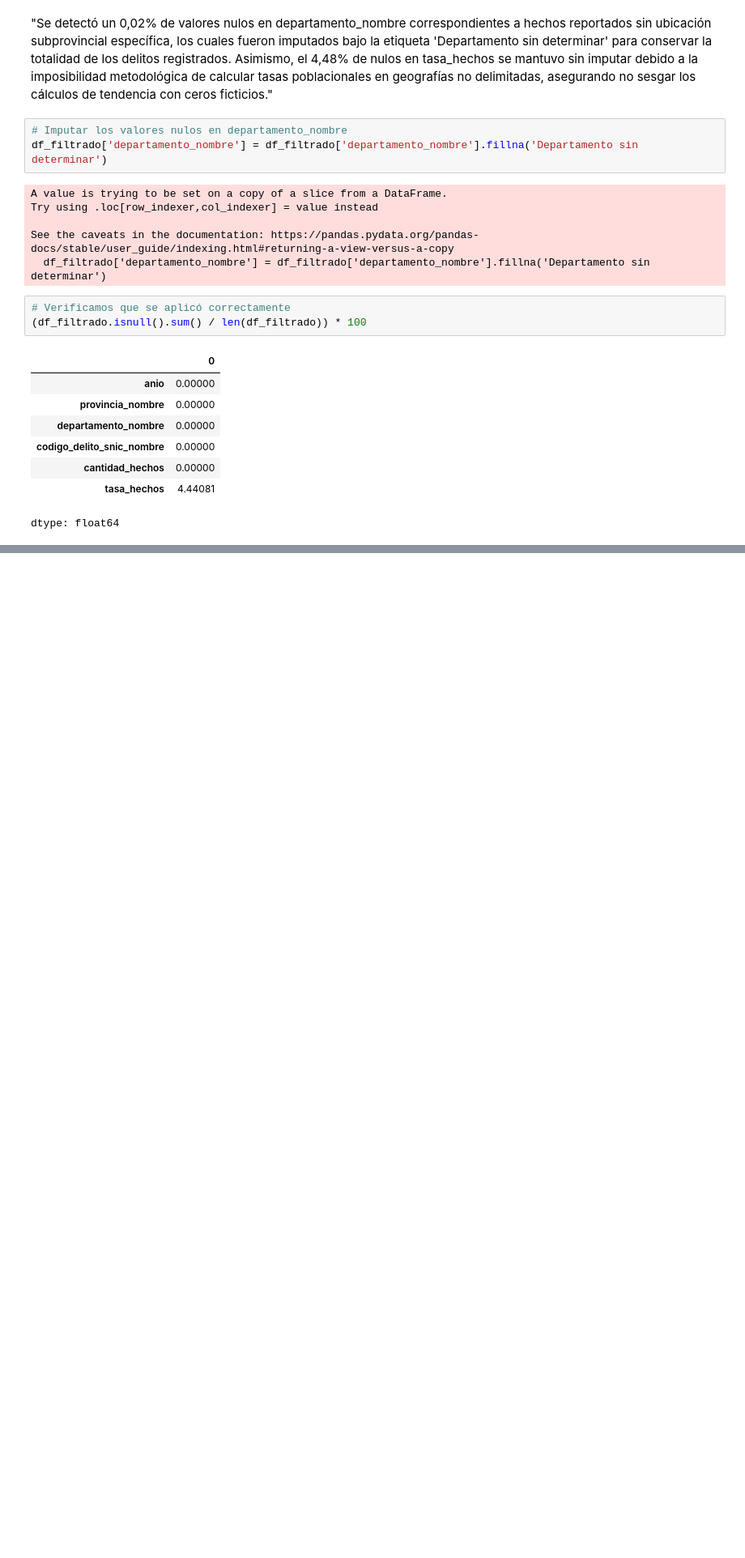
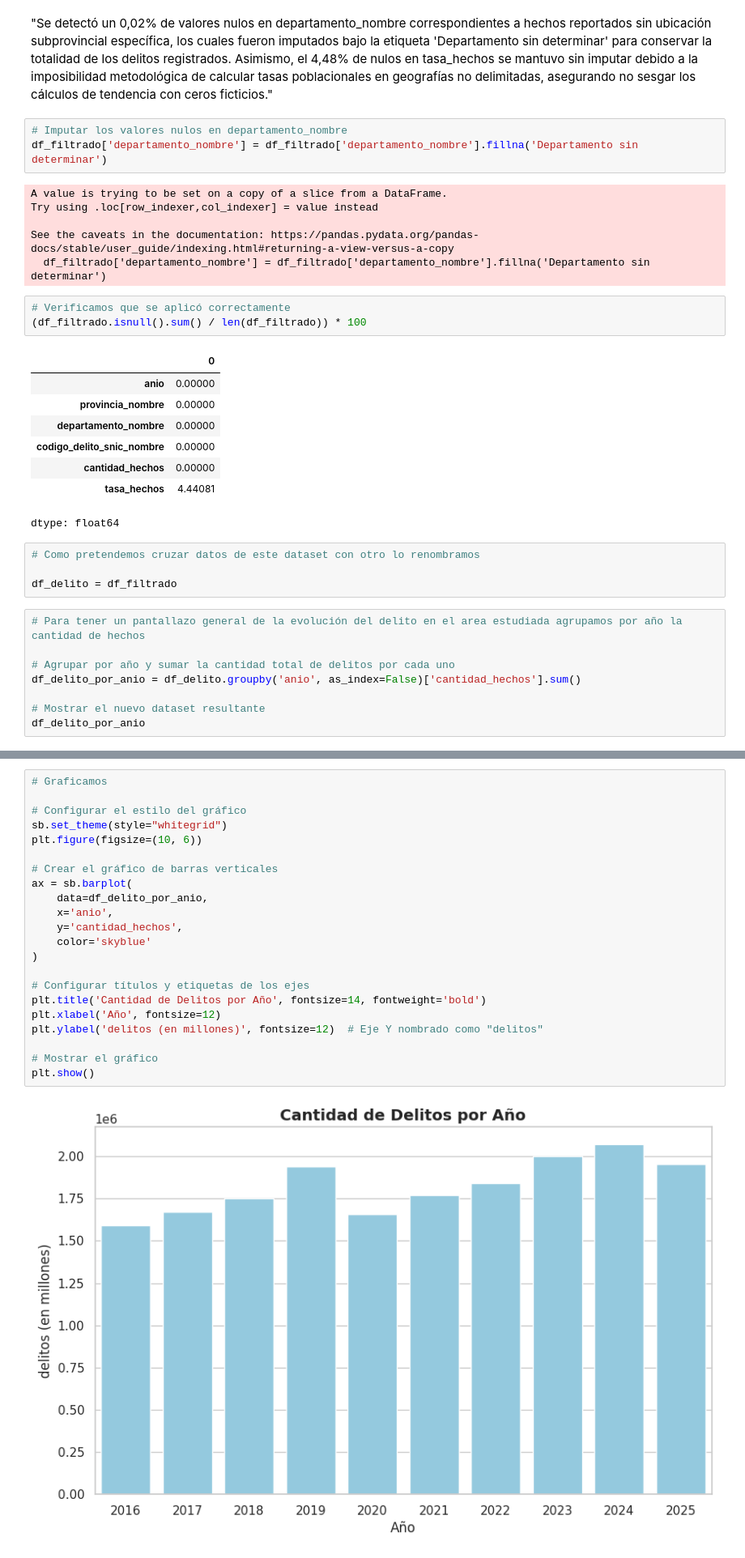
Before and after one commit to bauhaushm/TP-Delito_en_AMBA, a Jupyter notebook: TP_Delito.ipynb, the cells around one changed output, grey strips where cells are left out. Shown at 81% size. Drawn from its saved outputs; the diff is of its cells as text; blank space fills up the shorter version.

Commit message:
Se genera un sub-dataframe para visualizar la evolución anual del delito en AMBA

```diff
--- a/TP_Delito.ipynb
+++ b/TP_Delito.ipynb
@@ -122,3 +122,15 @@ See the caveats in the documentation: https://pandas.pydata.org/pandas-docs/stab
 | cantidad_hechos | 0.00000 |
 | tasa_hechos | 4.44081 |
 dtype: float64
+# %%
+# Como pretendemos cruzar datos de este dataset con otro lo renombramos
+
+df_delito = df_filtrado
+# %%
+# Para tener un pantallazo general de la evolución del delito en el area estudiada agrupamos por año la cantidad de hechos
+
+# Agrupar por año y sumar la cantidad total de delitos por cada uno
+df_delito_por_anio = df_delito.groupby('anio', as_index=False)['cantidad_hechos'].sum()
+
+# Mostrar el nuevo dataset resultante
+df_delito_por_anio
@@ -124,0 +149,24 @@ dtype: float64
+# %%
+# Graficamos
+
+# Configurar el estilo del gráfico
+sb.set_theme(style="whitegrid")
+plt.figure(figsize=(10, 6))
+
+# Crear el gráfico de barras verticales
+ax = sb.barplot(
+    data=df_delito_por_anio,
+    x='anio',
+    y='cantidad_hechos',
+    color='skyblue'
+)
+
+# Configurar títulos y etiquetas de los ejes
+plt.title('Cantidad de Delitos por Año', fontsize=14, fontweight='bold')
+plt.xlabel('Año', fontsize=12)
+plt.ylabel('delitos (en millones)', fontsize=12)  # Eje Y nombrado como "delitos"
+
+# Mostrar el gráfico
+plt.show()
+# %% [output]
+[figure, added]
```
Also changed, not shown: parts of 1 cell of this notebook.
